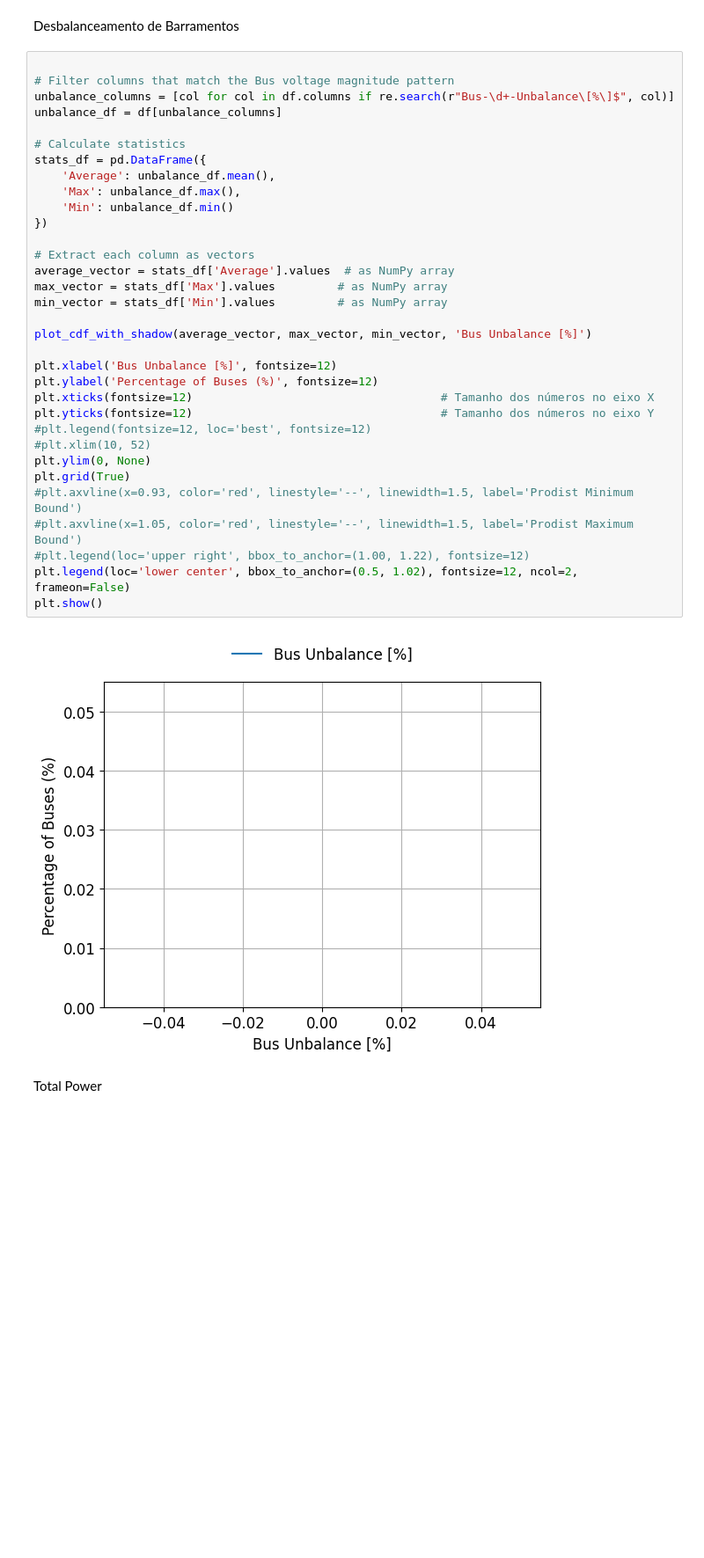
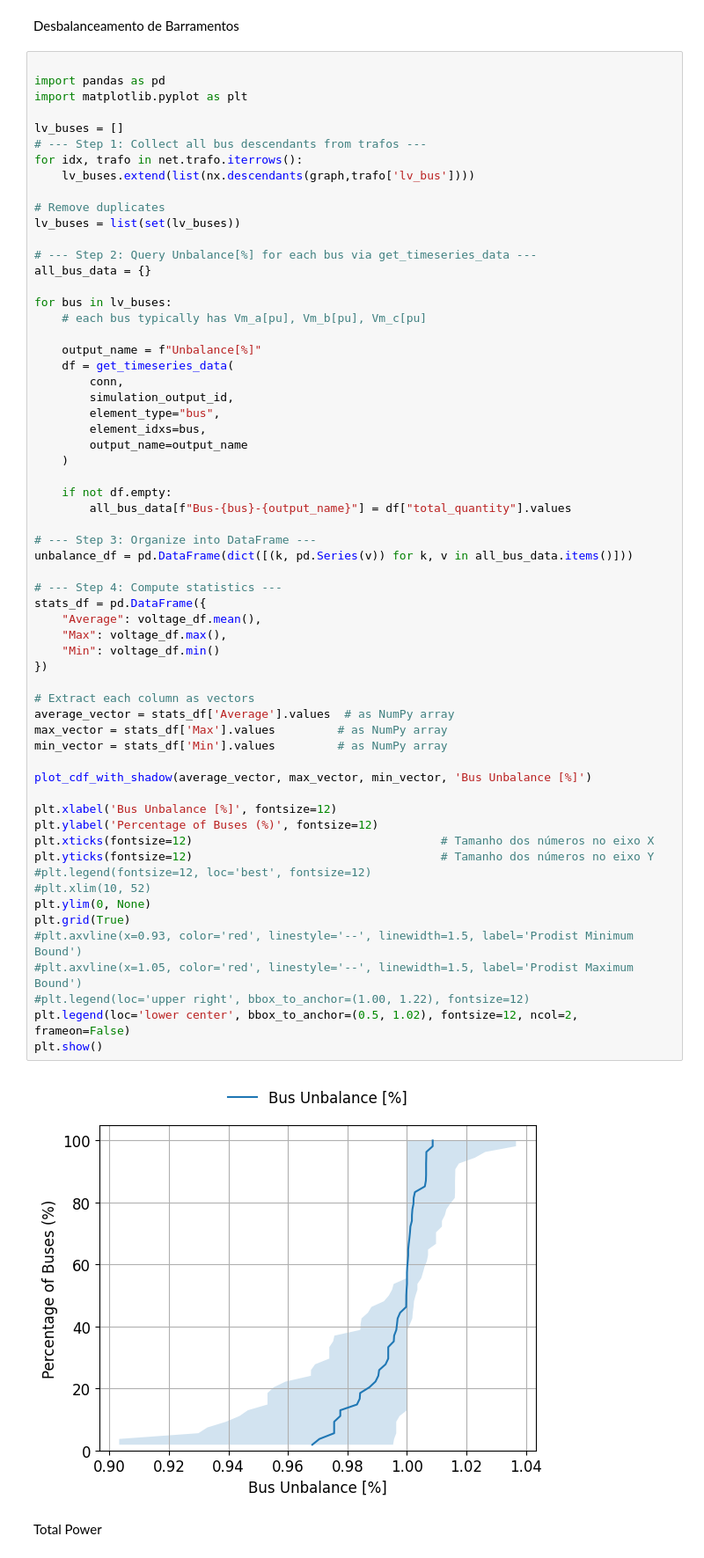
Before and after one commit to glmoritz/pandapower_tests, a Jupyter notebook: duilio_plots_postgres.ipynb, the cells around one changed output. Shown at 88% size. Saved outputs shown, nothing was run; the diff lists cells and outputs as text; blank space fills up the shorter version.

```diff
--- a/duilio_plots_postgres.ipynb
+++ b/duilio_plots_postgres.ipynb
@@ -680,38 +763,66 @@ plt.show()
 Desbalanceamento de Barramentos
 # %%
 
-# Filter columns that match the Bus voltage magnitude pattern
-unbalance_columns = [col for col in df.columns if re.search(r"Bus-\d+-Unbalance\[%\]$", col)]
-unbalance_df = df[unbalance_columns]
+import pandas as pd
+import matplotlib.pyplot as plt
 
-# Calculate statistics
+lv_buses = []
+# --- Step 1: Collect all bus descendants from trafos ---
+for idx, trafo in net.trafo.iterrows():
+    lv_buses.extend(list(nx.descendants(graph,trafo['lv_bus'])))
+
+# Remove duplicates
+lv_buses = list(set(lv_buses))
+
+# --- Step 2: Query Unbalance[%] for each bus via get_timeseries_data ---
+all_bus_data = {}
+
+for bus in lv_buses:
+    # each bus typically has Vm_a[pu], Vm_b[pu], Vm_c[pu]
+
+    output_name = f"Unbalance[%]"
+    df = get_timeseries_data(
+        conn,
+        simulation_output_id,
+        element_type="bus",
+        element_idxs=bus,
+        output_name=output_name
+    )
+
+    if not df.empty:
+        all_bus_data[f"Bus-{bus}-{output_name}"] = df["total_quantity"].values
+
+# --- Step 3: Organize into DataFrame ---
+unbalance_df = pd.DataFrame(dict([(k, pd.Series(v)) for k, v in all_bus_data.items()]))
+
+# --- Step 4: Compute statistics ---
 stats_df = pd.DataFrame({
-    'Average': unbalance_df.mean(),
-    'Max': unbalance_df.max(),
-    'Min': unbalance_df.min()
+    "Average": voltage_df.mean(),
+    "Max": voltage_df.max(),
+    "Min": voltage_df.min()
 })
 
 # Extract each column as vectors
 average_vector = stats_df['Average'].values  # as NumPy array
 max_vector = stats_df['Max'].values         # as NumPy array
 min_vector = stats_df['Min'].values         # as NumPy array
 
 plot_cdf_with_shadow(average_vector, max_vector, min_vector, 'Bus Unbalance [%]')
 
 plt.xlabel('Bus Unbalance [%]', fontsize=12)
 plt.ylabel('Percentage of Buses (%)', fontsize=12)
 plt.xticks(fontsize=12)                                    # Tamanho dos números no eixo X
 plt.yticks(fontsize=12)                                    # Tamanho dos números no eixo Y
 #plt.legend(fontsize=12, loc='best', fontsize=12)
 #plt.xlim(10, 52)
 plt.ylim(0, None)
 plt.grid(True)
 #plt.axvline(x=0.93, color='red', linestyle='--', linewidth=1.5, label='Prodist Minimum Bound')
 #plt.axvline(x=1.05, color='red', linestyle='--', linewidth=1.5, label='Prodist Maximum Bound')
 #plt.legend(loc='upper right', bbox_to_anchor=(1.00, 1.22), fontsize=12)
 plt.legend(loc='lower center', bbox_to_anchor=(0.5, 1.02), fontsize=12, ncol=2, frameon=False)
 plt.show()
 # %% [output]
-[figure, old version]
+[figure, new version]
 # %% [markdown]
 Total Power
```
Also changed, not shown: parts of 11 cells of this notebook, 1 other file.
